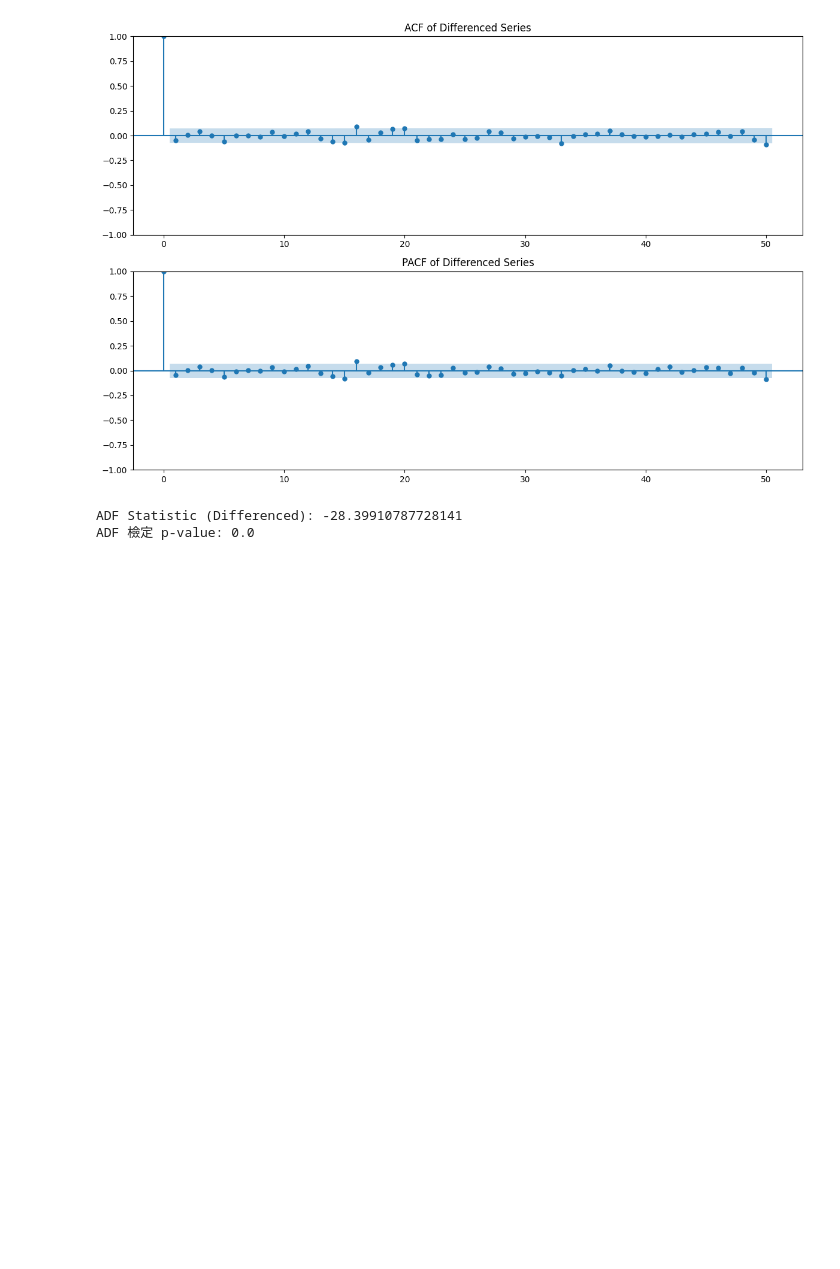
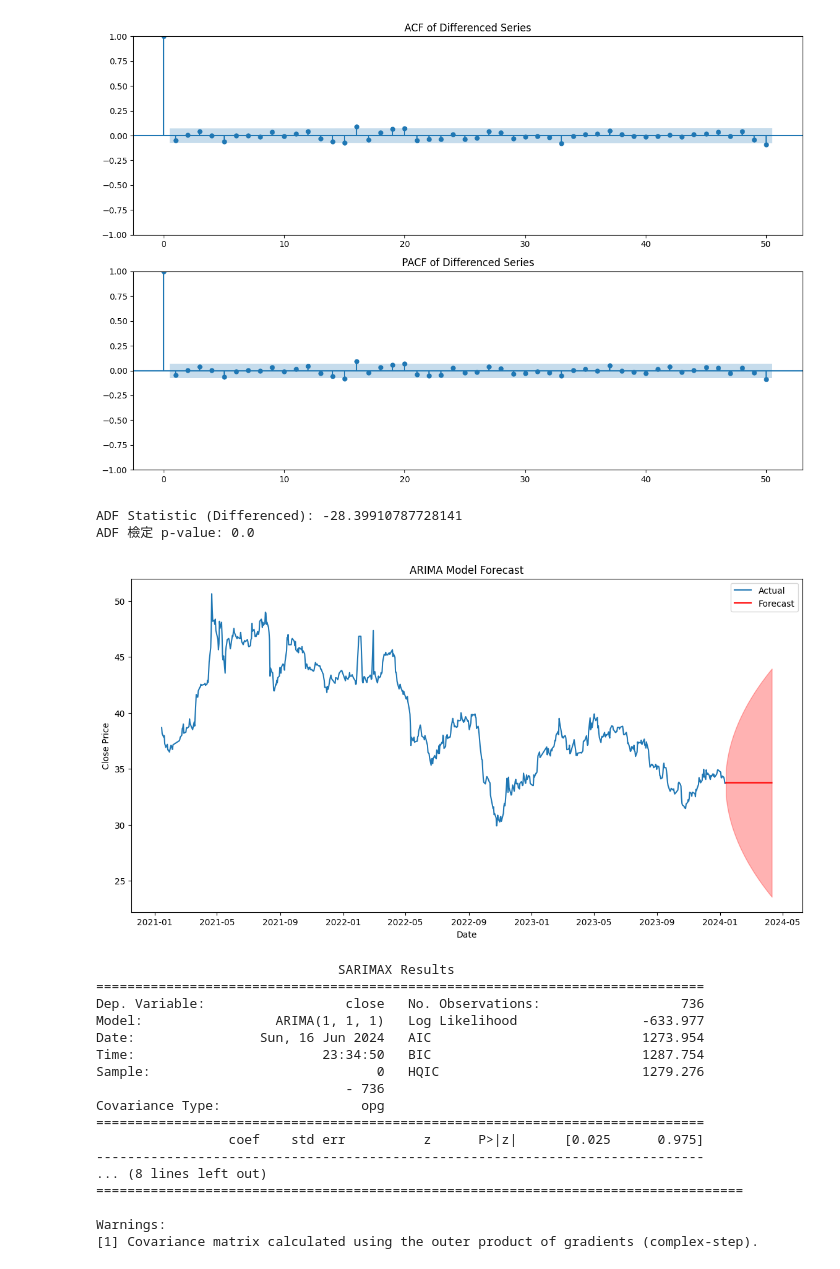
Before and after one commit to lala9456/0605ineterview, a Jupyter notebook: time_series.ipynb, the cells around one changed output. Drawn from its saved outputs; the diff is of its cells as text; code cells hidden in the pictures; blank space fills up the shorter version.

Commit message:
build(model): :fire: update model trainnig

```diff
--- a/time_series.ipynb
+++ b/time_series.ipynb
@@ -48,3 +44,52 @@ print('ADF 檢定 p-value:', result_diff[1])
 [figure]
 ADF Statistic (Differenced): -28.39910787728141
 ADF 檢定 p-value: 0.0
+# %%
+from statsmodels.tsa.arima.model import ARIMA
+df = pd.read_csv("df_combine.csv", parse_dates=['date'])
+y = df['close']
+# 訓練 ARIMA 模型
+p = 1
+d = 1
+q = 1
+model = ARIMA(y, order=(p, d, q))
+results = model.fit()
+
+# 預測
+forecast_steps = 90  # 設置預測天數
+forecast = results.get_forecast(steps=forecast_steps)
+forecast_mean = forecast.predicted_mean
+forecast_ci = forecast.conf_int()
+
+
+# 可視化預測結果
+plt.figure(figsize=(14, 7))
+plt.plot(df['date'], y, label='Actual')
+plt.plot(pd.date_range(start=df['date'].iloc[-1], periods=forecast_steps, freq='D'), forecast_mean, label='Forecast', color='red')
+plt.fill_between(pd.date_range(start=df['date'].iloc[-1], periods=forecast_steps, freq='D'), forecast_ci.iloc[:, 0], forecast_ci.iloc[:, 1], color='red', alpha=0.3)
+plt.legend()
+plt.xlabel('Date')
+plt.ylabel('Close Price')
+plt.title('ARIMA Model Forecast')
+plt.show()
+# 顯示模型結果摘要
+print(results.summary())
+# %% [output]
+[figure, added]
+                               SARIMAX Results
+==============================================================================
+Dep. Variable:                  close   No. Observations:                  736
+Model:                 ARIMA(1, 1, 1)   Log Likelihood                -633.977
+Date:                Sun, 16 Jun 2024   AIC                           1273.954
+Time:                        23:34:50   BIC                           1287.754
+Sample:                             0   HQIC                          1279.276
+                                - 736
+Covariance Type:                  opg
+==============================================================================
+                 coef    std err          z      P>|z|      [0.025      0.975]
+------------------------------------------------------------------------------
+... (8 lines left out)
+===================================================================================
+
+Warnings:
+[1] Covariance matrix calculated using the outer product of gradients (complex-step).
```
Also changed, not shown: parts of 5 cells of this notebook, 1 other file.
